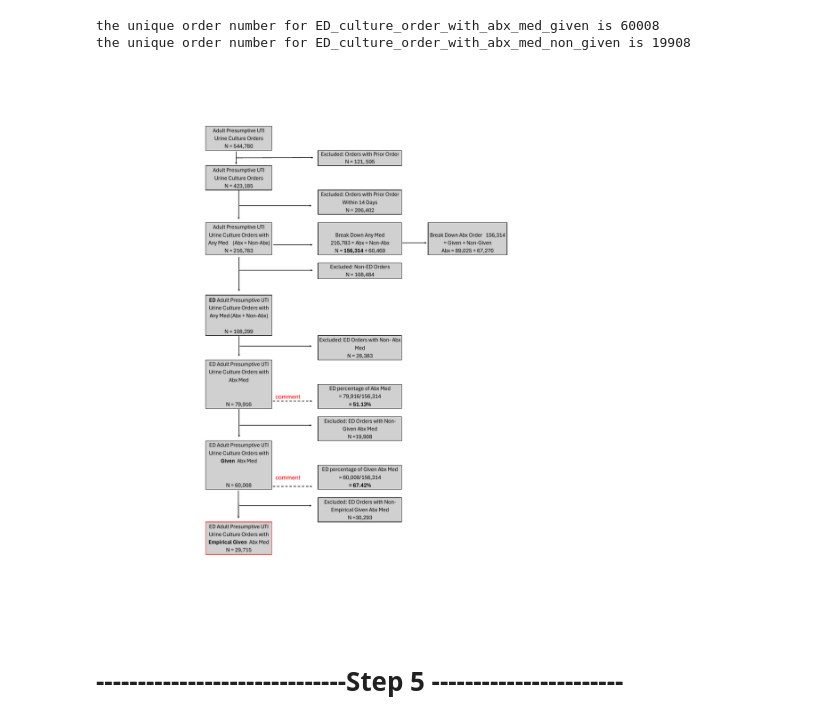
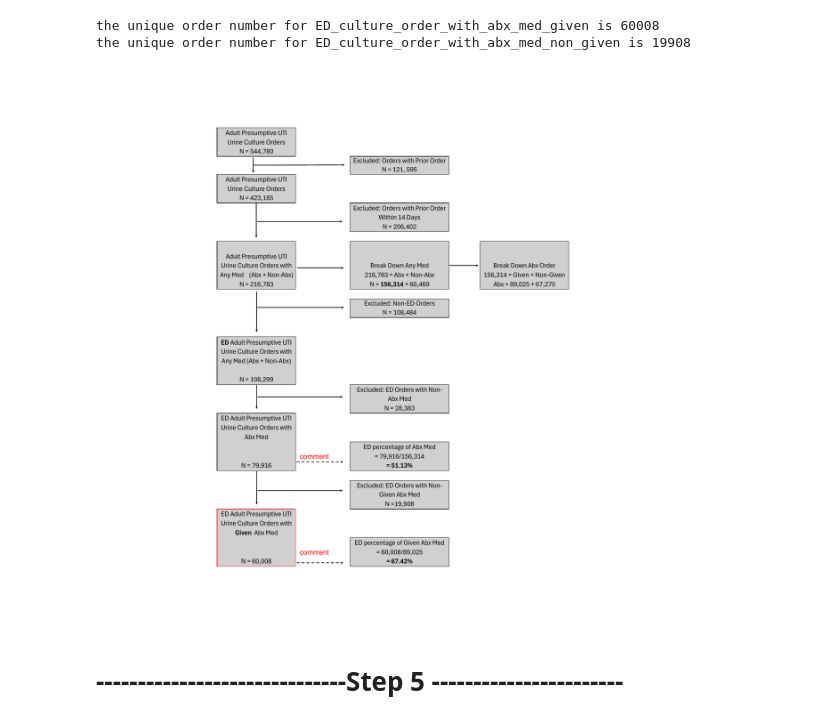
Before and after one commit to HealthRex/CDSS, a Jupyter notebook: scripts/antibiotic-susceptibility/sql/queries/aim_4/AIM4/Notebook/Adult_ED_Cohort_no_allergy_present.ipynb, the cells around one changed output. Drawn from its saved outputs; the diff is of its cells as text; code cells hidden in the pictures.

```diff
--- a/scripts/antibiotic-susceptibility/sql/queries/aim_4/AIM4/Notebook/Adult_ED_Cohort_no_allergy_present.ipynb
+++ b/scripts/antibiotic-susceptibility/sql/queries/aim_4/AIM4/Notebook/Adult_ED_Cohort_no_allergy_present.ipynb
@@ -937,13 +1040,13 @@ print("the unique order number for ED_culture_order_with_abx_med_non_given is {}
 the unique order number for ED_culture_order_with_abx_med_given is 60008
 the unique order number for ED_culture_order_with_abx_med_non_given is 19908
 # %%
-pages = convert_from_path('Notebook/imgs/Aim_4_Flowchart_Custom.pdf', dpi=200)
-path_png = 'Notebook/imgs/step4-2.png.png'
-pages[7].save(path_png, 'PNG')
+pages = convert_from_path('imgs/Aim_4_Flowchart_Custom.pdf', dpi=200)
+path_png = 'imgs/step4-2.png.png'
+pages[6].save(path_png, 'PNG')
 # Display the image in the notebook
 display(Image(filename=path_png))
 # %% [output]
-[figure, old version]
+[figure, new version]
 # %% [markdown]
 # ------------------------------**Step 5** -----------------------
 # %% [markdown]
```
Also changed, not shown: parts of 51 cells of this notebook, 38 other files.
